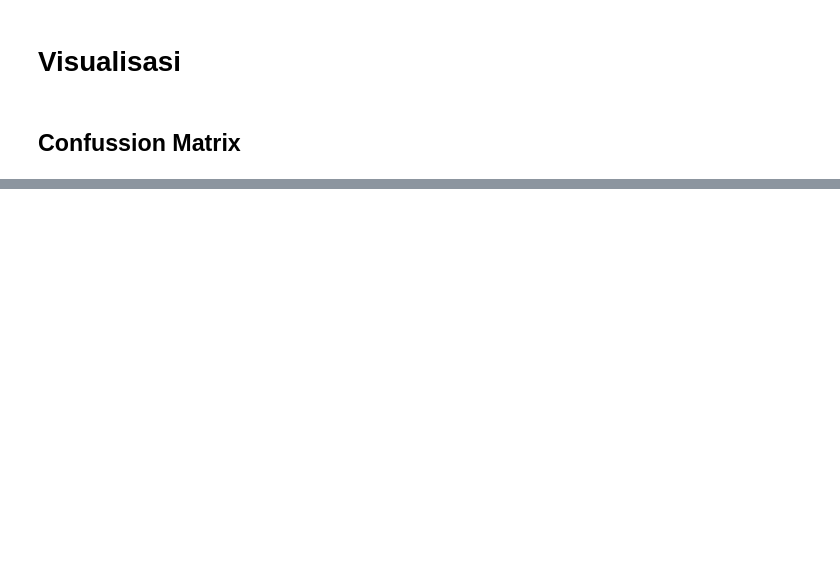
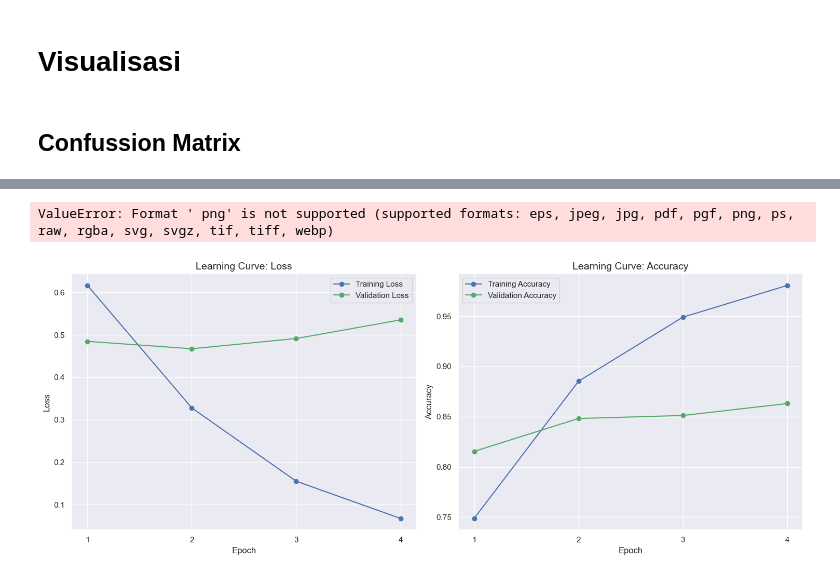
Before and after one commit to faiqawaludin/analisis-sentimen-bahlil, a Jupyter notebook: Classification/IndoBERT.ipynb, the cells around one changed output, grey strips where cells are left out. Saved outputs shown, nothing was run; the diff lists cells and outputs as text; code cells hidden in the pictures; blank space fills up the shorter version.

```diff
--- a/Classification/IndoBERT.ipynb
+++ b/Classification/IndoBERT.ipynb
@@ -445,0 +496,39 @@ Gambar Confusion Matrix telah disimpan ke: confusion_matrix.png
+# %%
+# --- VISUALISASI LEARNING CURVE ---
+
+# Ubah history menjadi DataFrame
+df_stats = pd.DataFrame(data=training_stats)
+df_stats = df_stats.set_index('epoch')
+
+# Set style plot
+sns.set(style='darkgrid')
+plt.rcParams["figure.figsize"] = (15, 6) # Buat canvas lebar
+
+# Buat subplot (1 baris, 2 kolom)
+fig, axes = plt.subplots(1, 2)
+
+# --- Plot 1: LOSS Over Epochs ---
+axes[0].plot(df_stats['Training Loss'], 'b-o', label="Training Loss")
+axes[0].plot(df_stats['Valid. Loss'], 'g-o', label="Validation Loss")
+axes[0].set_title("Learning Curve: Loss", fontsize=14)
+axes[0].set_xlabel("Epoch", fontsize=12)
+axes[0].set_ylabel("Loss", fontsize=12)
+axes[0].legend()
+axes[0].set_xticks(list(range(1, EPOCHS + 1)))
+
+# --- Plot 2: ACCURACY Over Epochs ---
+axes[1].plot(df_stats['Training Acc'], 'b-o', label="Training Accuracy")
+axes[1].plot(df_stats['Valid. Acc'], 'g-o', label="Validation Accuracy")
+axes[1].set_title("Learning Curve: Accuracy", fontsize=14)
+axes[1].set_xlabel("Epoch", fontsize=12)
+axes[1].set_ylabel("Accuracy", fontsize=12)
+axes[1].legend()
+axes[1].set_xticks(list(range(1, EPOCHS + 1)))
+
+plt.tight_layout() # Agar tidak berimpitan
+output_plot_path = 'learning_curve_loss_acc. png'
+plt.savefig(output_plot_path, dpi=300, bbox_inches='tight')
+plt.show()
+# %% [output]
+ValueError: Format ' png' is not supported (supported formats: eps, jpeg, jpg, pdf, pgf, png, ps, raw, rgba, svg, svgz, tif, tiff, webp)
+[figure, added]
```
Also changed, not shown: parts of 3 cells of this notebook, 1 other file.
